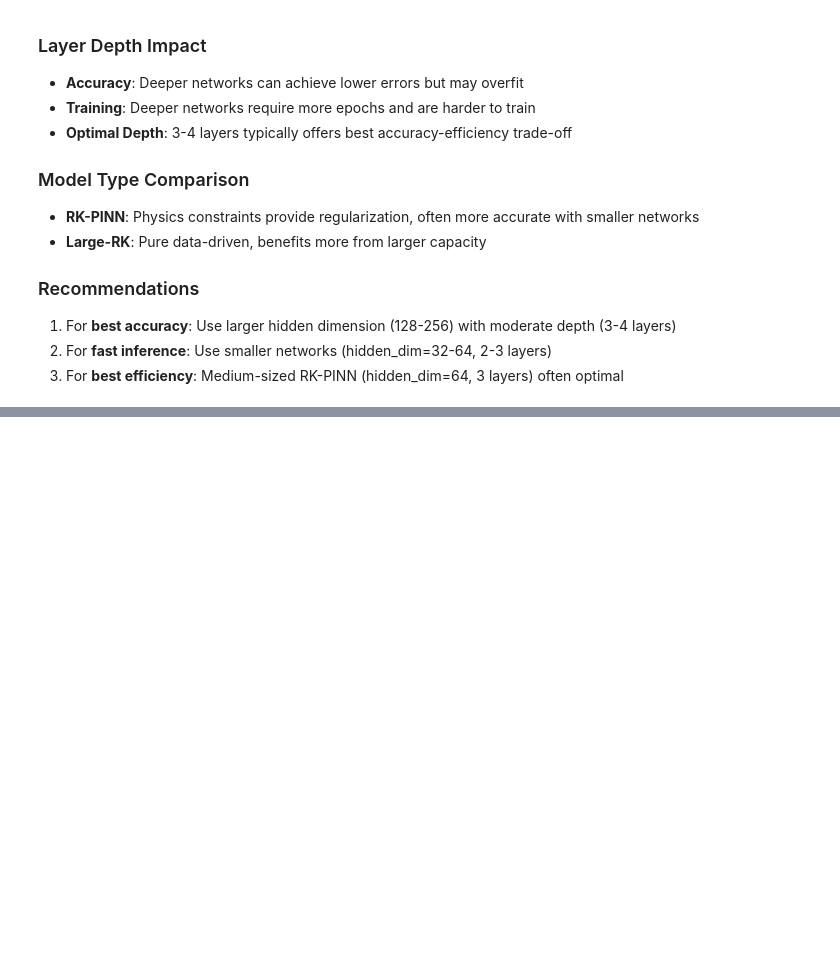
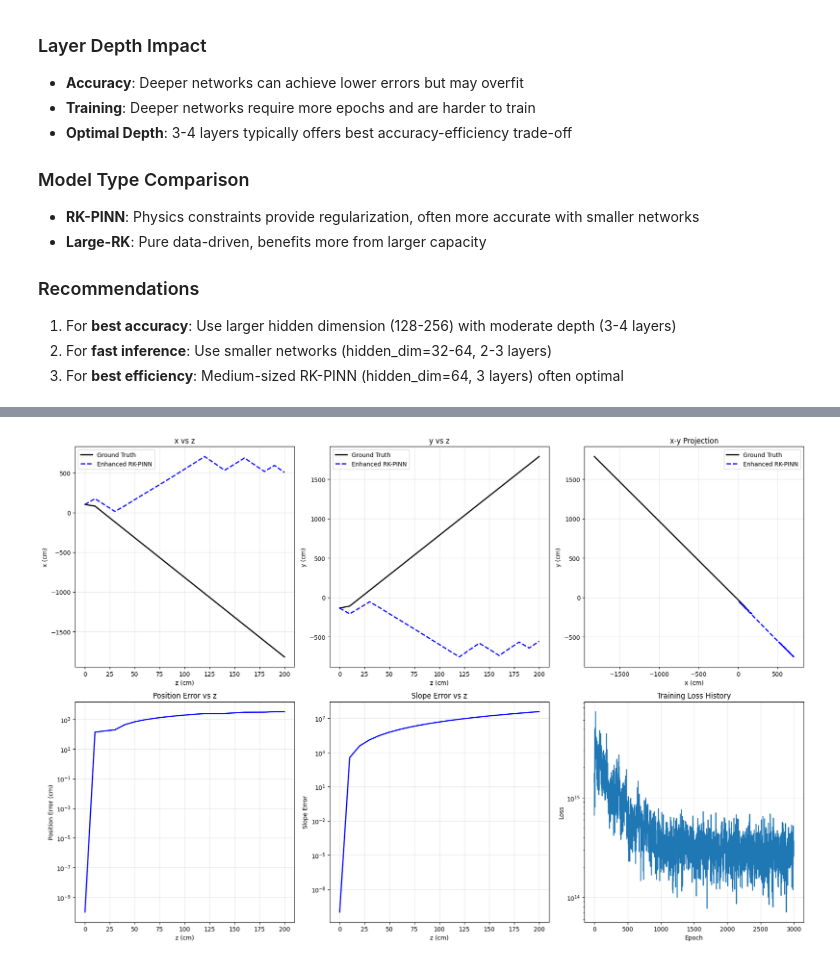
Before and after one commit to GeorgeWilliam1999/TrackExtrapolation, a Jupyter notebook: RK_PINNs/PINN_RK_Comparison.ipynb, the cells around one changed output, grey strips where cells are left out. Drawn from its saved outputs; the diff is of its cells as text; code cells hidden in the pictures; blank space fills up the shorter version.

```diff
--- a/RK_PINNs/PINN_RK_Comparison.ipynb
+++ b/RK_PINNs/PINN_RK_Comparison.ipynb
@@ -1726,0 +3136,87 @@ plt.show()
+# %%
+# =============================================================================
+# Visualize Enhanced Model Performance
+# =============================================================================
+
+fig, axes = plt.subplots(2, 3, figsize=(18, 12))
+
+# Select a diverse test track
+test_idx = 0
+state0_test = test_diverse[test_idx]
+print(f"Test track: p = {1/abs(state0_test[5].item()):.1f} GeV, q = {'+1' if state0_test[5].item() > 0 else '-1'}")
+
+# Get trajectories
+_, traj_true = lhcb_gt.integrate(state0_test, ENHANCED_CONFIG["z_end"], 10.0)
+traj_enhanced = enhanced_model.step  # We need to rollout
+
+# Rollout enhanced model
+enhanced_model.eval()
+traj_enhanced = lhcb_evaluator.rollout(enhanced_model, state0_test, ENHANCED_CONFIG["z_end"], 10.0)
+traj_enhanced = traj_enhanced.squeeze(0)
+
+traj_true_np = traj_true.cpu().numpy()
+traj_enhanced_np = traj_enhanced.cpu().numpy()
+z_vals = traj_true_np[:, 2]
+
+# Plot 1: x vs z
+ax1 = axes[0, 0]
+ax1.plot(z_vals, traj_true_np[:, 0], 'k-', lw=2, label='Ground Truth')
+ax1.plot(z_vals, traj_enhanced_np[:, 0], 'b--', lw=2, label='Enhanced RK-PINN')
+ax1.set_xlabel('z (cm)')
+ax1.set_ylabel('x (cm)')
+ax1.set_title('x vs z')
+ax1.legend()
+ax1.grid(True, alpha=0.3)
+
+# Plot 2: y vs z
+ax2 = axes[0, 1]
+ax2.plot(z_vals, traj_true_np[:, 1], 'k-', lw=2, label='Ground Truth')
+ax2.plot(z_vals, traj_enhanced_np[:, 1], 'b--', lw=2, label='Enhanced RK-PINN')
+ax2.set_xlabel('z (cm)')
+ax2.set_ylabel('y (cm)')
+ax2.set_title('y vs z')
+ax2.legend()
+ax2.grid(True, alpha=0.3)
+
+# Plot 3: x-y projection
+ax3 = axes[0, 2]
+ax3.plot(traj_true_np[:, 0], traj_true_np[:, 1], 'k-', lw=2, label='Ground Truth')
+ax3.plot(traj_enhanced_np[:, 0], traj_enhanced_np[:, 1], 'b--', lw=2, label='Enhanced RK-PINN')
+ax3.set_xlabel('x (cm)')
+ax3.set_ylabel('y (cm)')
+ax3.set_title('x-y Projection')
+ax3.legend()
+ax3.grid(True, alpha=0.3)
+
+# Plot 4: Position error vs z
+ax4 = axes[1, 0]
+pos_error = np.linalg.norm(traj_enhanced_np[:, :3] - traj_true_np[:, :3], axis=1)
+ax4.semilogy(z_vals, pos_error + 1e-10, 'b-', lw=2)
+ax4.set_xlabel('z (cm)')
+ax4.set_ylabel('Position Error (cm)')
+ax4.set_title('Position Error vs z')
+ax4.grid(True, alpha=0.3)
+
+# Plot 5: Slope error vs z
+ax5 = axes[1, 1]
+slope_error = np.linalg.norm(traj_enhanced_np[:, 3:5] - traj_true_np[:, 3:5], axis=1)
+ax5.semilogy(z_vals, slope_error + 1e-10, 'b-', lw=2)
+ax5.set_xlabel('z (cm)')
+ax5.set_ylabel('Slope Error')
+ax5.set_title('Slope Error vs z')
+ax5.grid(True, alpha=0.3)
+
+# Plot 6: Training loss history
+ax6 = axes[1, 2]
+ax6.semilogy(trainer.loss_history)
+ax6.set_xlabel('Epoch')
+ax6.set_ylabel('Loss')
+ax6.set_title('Training Loss History')
+ax6.grid(True, alpha=0.3)
+
+plt.tight_layout()
+save_path = os.path.join(LHCB_PLOTS_DIR, f'enhanced_rkpinn_{time.strftime("%Y%m%d_%H%M%S")}.png')
+plt.savefig(save_path, dpi=150, bbox_inches='tight')
+print(f"Plot saved to {save_path}")
+plt.show()
+# %% [output]
@@ -1726,0 +3225 @@ plt.show()
+[figure, added]
```
Also changed, not shown: parts of 48 cells of this notebook, 3 other files.
